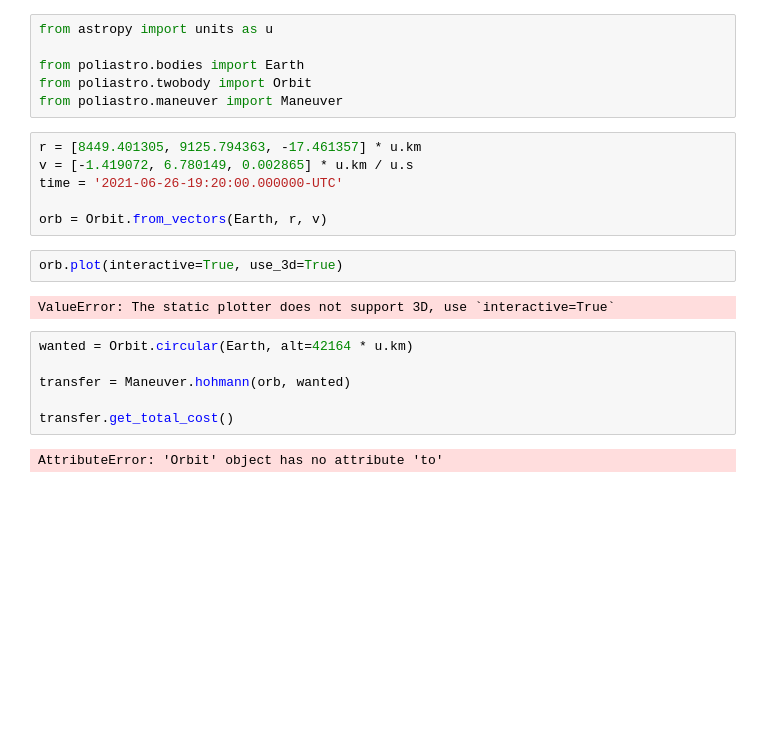
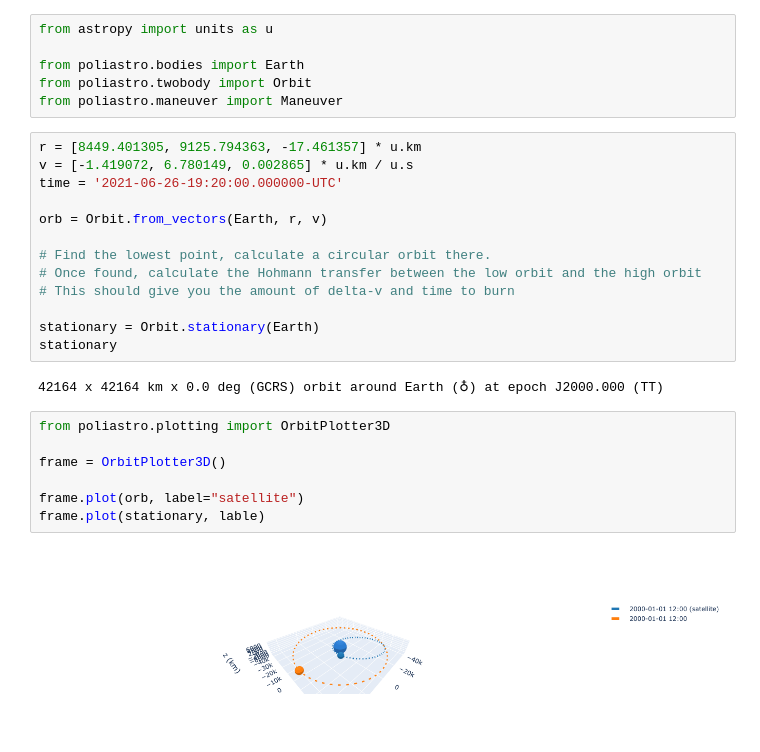
Before and after one commit to The-Major-Dingos/Hack-A-Sat-2, a Jupyter notebook: Guardians/cottonEyedGEO.ipynb, the cells around one changed output. Cells and saved outputs as stored; diff of their text form; blank space fills up the shorter version.

```diff
--- a/Guardians/cottonEyedGEO.ipynb
+++ b/Guardians/cottonEyedGEO.ipynb
@@ -10,15 +10,21 @@ v = [-1.419072, 6.780149, 0.002865] * u.km / u.s
 time = '2021-06-26-19:20:00.000000-UTC'
 
 orb = Orbit.from_vectors(Earth, r, v)
+
+# Find the lowest point, calculate a circular orbit there.
+# Once found, calculate the Hohmann transfer between the low orbit and the high orbit
+# This should give you the amount of delta-v and time to burn
+
+stationary = Orbit.stationary(Earth)
+stationary
+# %% [output]
+42164 x 42164 km x 0.0 deg (GCRS) orbit around Earth (♁) at epoch J2000.000 (TT)
-# %%
-orb.plot(interactive=True, use_3d=True)
-# %% [output]
-ValueError: The static plotter does not support 3D, use `interactive=True`
-# %%
-wanted = Orbit.circular(Earth, alt=42164 * u.km)
-
-transfer = Maneuver.hohmann(orb, wanted)
-
-transfer.get_total_cost()
-# %% [output]
-AttributeError: 'Orbit' object has no attribute 'to'
+# %%
+from poliastro.plotting import OrbitPlotter3D
+
+frame = OrbitPlotter3D()
+
+frame.plot(orb, label="satellite")
+frame.plot(stationary, lable)
+# %% [output]
+[figure, added]
```
Also changed, not shown: parts of 1 cell of this notebook, 5 other files.
